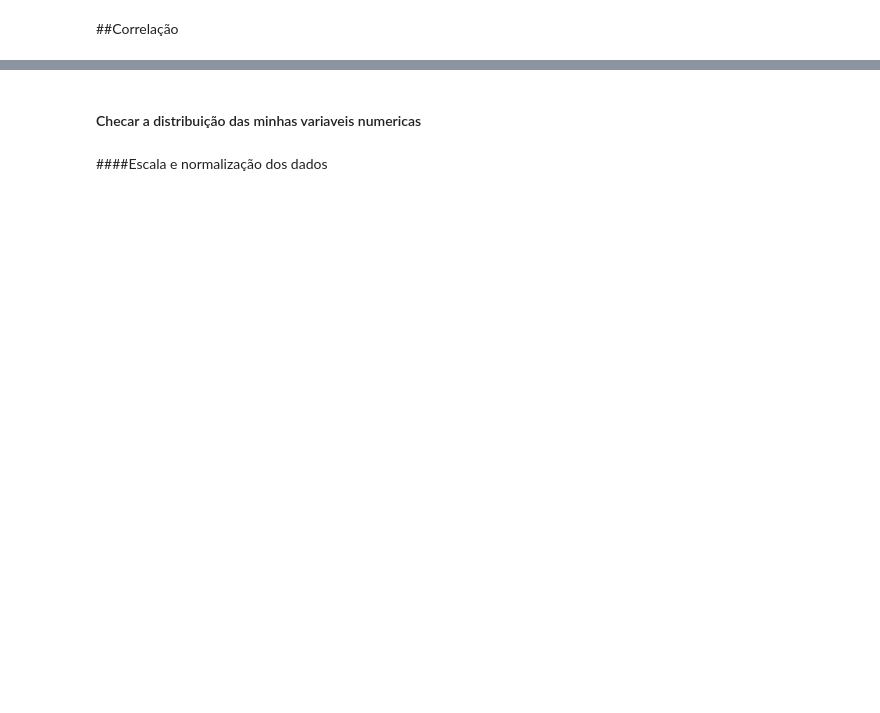
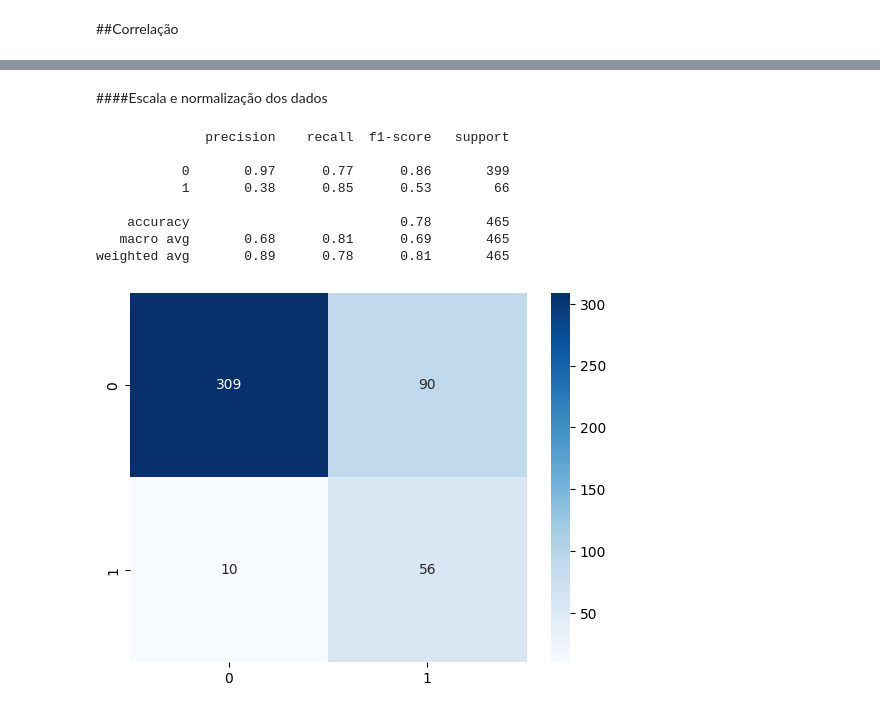
Before and after one commit to DionesGouvea/propensao_compra, a Jupyter notebook: Propensão_Marketing.ipynb, the cells around one changed output, grey strips where cells are left out. Drawn from its saved outputs; the diff is of its cells as text; code cells hidden in the pictures; blank space fills up the shorter version.

```diff
--- a/Propensão_Marketing.ipynb
+++ b/Propensão_Marketing.ipynb
@@ -791,4 +836,2 @@ df_train.dropna(inplace=True)
-# %% [markdown]
-#### Checar a distribuição das minhas variaveis numericas
 # %% [markdown]
 ####Escala e normalização dos dados
@@ -807,0 +849,43 @@ df_train[['Income','Age']] = sc.fit_transform(df_train[['Income','Age',]])
+# %%
+#selecionando as features com maior correlação com a variavel target.
+df_train_corr=df_train_final.corr()['Response'].sort_values(ascending=False)
+selecionadas = df_train_corr.index[1:30]
+# %%
+#separando em X e y
+X = df_train_final[selecionadas]
+y = df_train_final['Response']
+# %%
+#divindo em treino e validação finals
+X_train_final, X_val_final, y_train_final, y_val_final = train_test_split(X, y,  test_size =0.3,random_state = 1603)
+# %%
+# Oversampling da classe minoritaria
+smote = SMOTE(random_state=1603)
+
+# Passando o tipo dos dados para evitar erros.
+X_train_final = X_train_final.astype(int)
+#fazendo o oversampling
+X_train_final, y_train_final = smote.fit_resample(X_train_final, y_train_final)
+# %%
+#instanciando o modelo de regressão logistica
+LR_model = LogisticRegression(C=1, penalty='l2',random_state=1603, solver='liblinear').fit(X_train_final,y_train_final)
+
+predicted = LR_model.predict(X_val_final)
+
+# Report das metricas
+print(classification_report(y_val_final, predicted))
+
+# criando a matriz de confusão
+ax = sns.heatmap(confusion_matrix(y_val_final, predicted),
+                 annot=True,
+                 fmt = 'd',
+                 cmap = 'Blues')
+# %% [output]
+              precision    recall  f1-score   support
+
+           0       0.97      0.77      0.86       399
+           1       0.38      0.85      0.53        66
+
+    accuracy                           0.78       465
+   macro avg       0.68      0.81      0.69       465
+weighted avg       0.89      0.78      0.81       465
+[figure, added]
```
Also changed, not shown: parts of 54 cells of this notebook.
